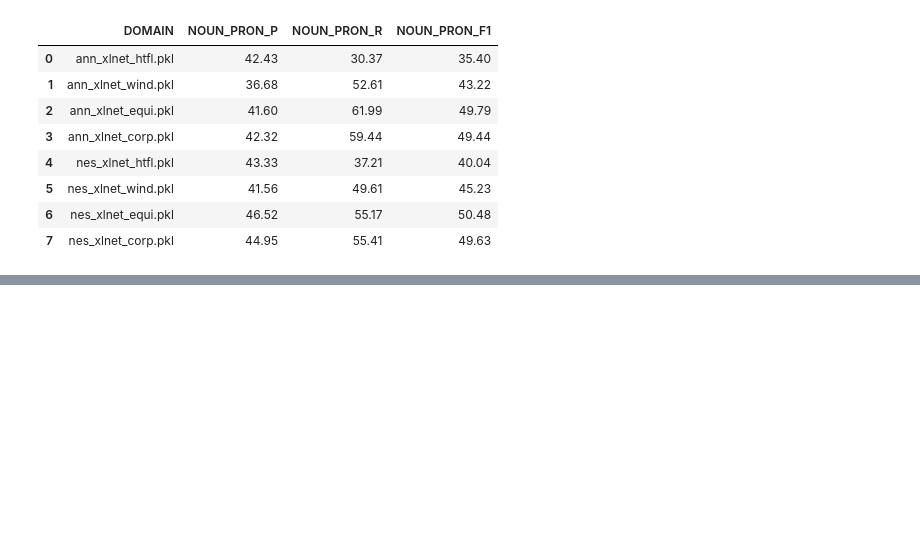
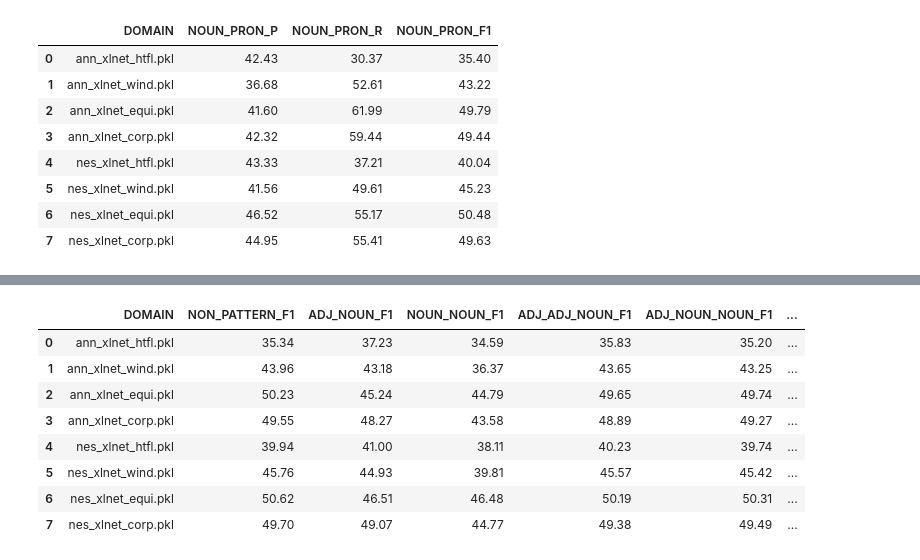
Before and after one commit to honghanhh/terminology-extraction, a Jupyter notebook: patterns/en_domains/en_iate_filtering.ipynb, the cells around one changed output, grey strips where cells are left out. Saved outputs shown, nothing was run; the diff lists cells and outputs as text; code cells hidden in the pictures; blank space fills up the shorter version.

```diff
--- a/patterns/en_domains/en_iate_filtering.ipynb
+++ b/patterns/en_domains/en_iate_filtering.ipynb
@@ -1012,0 +1023,7 @@ adj_noun_adj_noun
+# %%
+results = []
+for d, p in zip(domain_paths, preds_paths):
+    pre, rec, f1 = term_evaluation(d,p, 'adj_noun_adp_noun')
+    results.append([p,pre, rec, f1])
+adj_noun_adp_noun = pd.DataFrame(results,columns=['DOMAIN','ADJ_NOUN_ADP_NOUN_P','ADJ_NOUN_ADP_NOUN_R','ADJ_NOUN_ADP_NOUN_F1'])
+adj_noun_adp_noun
@@ -1021,2 +1059,15 @@ raw_res
 # %%
 raw_res.to_csv('en_iate_comparison.csv')
+# %%
+cols = [col for col in raw_res.columns if 'DOMAIN' in col or '_F1' in col]
+raw_res[cols]
+# %% [output]
+|  | DOMAIN | NON_PATTERN_F1 | ADJ_NOUN_F1 | NOUN_NOUN_F1 | ADJ_ADJ_NOUN_F1 | ADJ_NOUN_NOUN_F1 | ... |
+| 0 | ann_xlnet_htfl.pkl | 35.34 | 37.23 | 34.59 | 35.83 | 35.20 | ... |
+| 1 | ann_xlnet_wind.pkl | 43.96 | 43.18 | 36.37 | 43.65 | 43.25 | ... |
+| 2 | ann_xlnet_equi.pkl | 50.23 | 45.24 | 44.79 | 49.65 | 49.74 | ... |
+| 3 | ann_xlnet_corp.pkl | 49.55 | 48.27 | 43.58 | 48.89 | 49.27 | ... |
+| 4 | nes_xlnet_htfl.pkl | 39.94 | 41.00 | 38.11 | 40.23 | 39.74 | ... |
+| 5 | nes_xlnet_wind.pkl | 45.76 | 44.93 | 39.81 | 45.57 | 45.42 | ... |
+| 6 | nes_xlnet_equi.pkl | 50.62 | 46.51 | 46.48 | 50.19 | 50.31 | ... |
+| 7 | nes_xlnet_corp.pkl | 49.70 | 49.07 | 44.77 | 49.38 | 49.49 | ... |
```
Also changed, not shown: parts of 6 cells of this notebook, 25 other files.
